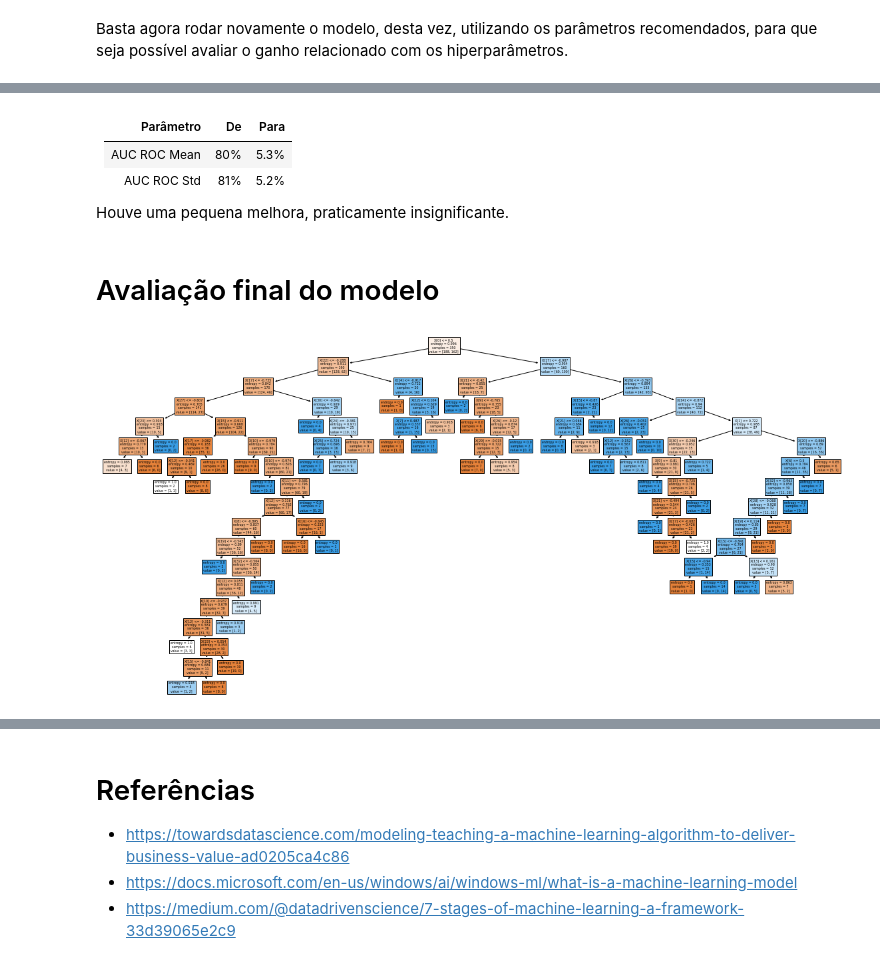
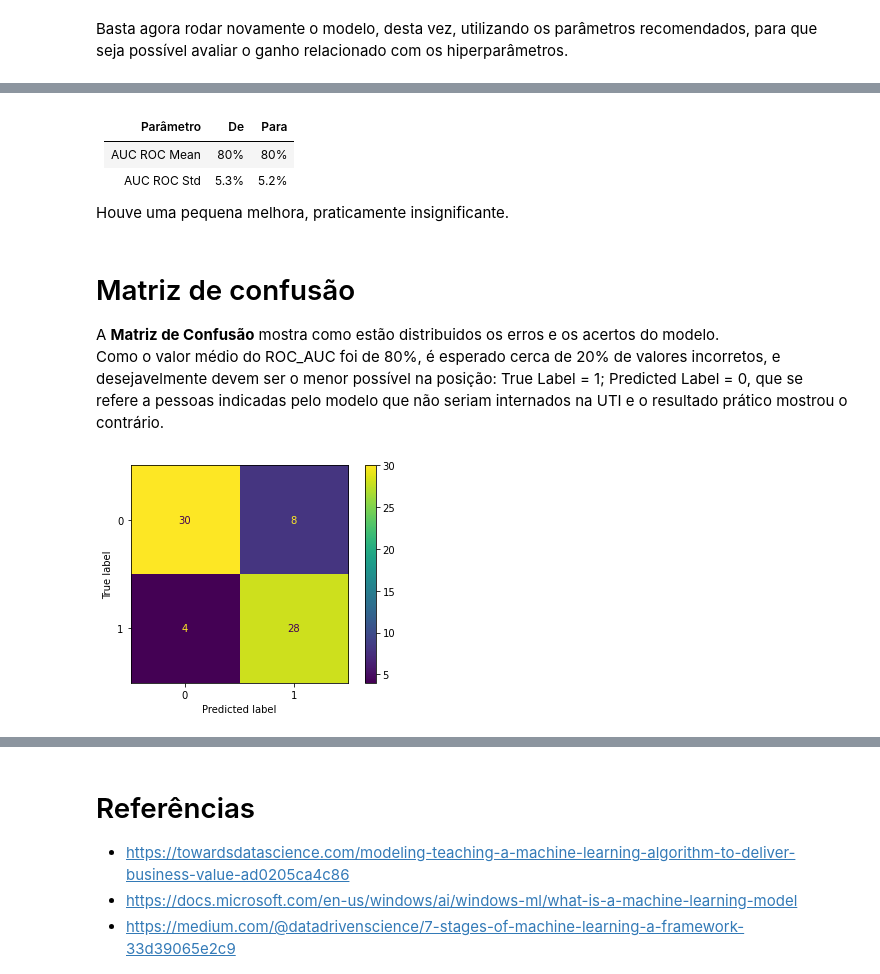
Before and after one commit to fdrigui/covid19_icu_admission_prediction, a Jupyter notebook: notebooks/4.0_Modeling.ipynb, the cells around one changed output, grey strips where cells are left out. Drawn from its saved outputs; the diff is of its cells as text; code cells hidden in the pictures.

```diff
--- a/notebooks/4.0_Modeling.ipynb
+++ b/notebooks/4.0_Modeling.ipynb
@@ -228,23 +192,32 @@ RandomForestClassifier: AUC Mean: 0.81, AUC Std: 0.052, AUC CI: 0.71 - 0.91
 # %% [markdown]
 |Parâmetro        |De   |Para |
 |-----------------|-----|-----|
-|AUC ROC Mean     |80%  |5.3% |
-|AUC ROC Std      |81%  |5.2% |
+|AUC ROC Mean     |80%  |80%  |
+|AUC ROC Std      |5.3% |5.2% |
 
 Houve uma pequena melhora, praticamente insignificante.
 # %% [markdown]
-# Avaliação final do modelo
+<a name="confusion"></a>
+# Matriz de confusão
+A **Matriz de Confusão** mostra como estão distribuidos os erros e os acertos do modelo.<br>
+Como o valor médio do ROC_AUC foi de 80%, é esperado cerca de 20% de valores incorretos, e desejavelmente devem ser o menor possível na posição: True Label = 1; Predicted Label = 0, que se refere a pessoas indicadas pelo modelo que não seriam internados na UTI e o resultado prático mostrou o contrário.<br>
 # %%
-from sklearn import tree
+from sklearn.metrics import ConfusionMatrixDisplay
+import matplotlib.pyplot as plt
+y = df["ICU"]
+X = df.drop(["ICU"], axis=1)
 
-rf_clf = RandomForestClassifier(random_state = 42, n_estimators=2000, min_samples_split=10,
+X_train, X_test, y_train, y_test = train_test_split(X, y, stratify=y,
+                                                        shuffle=True,
+                                                        test_size=0.20,
+                                                        random_state=1923814)
+
+rf_clf = RandomForestClassifier(random_state = 1923814, n_estimators=2000, min_samples_split=10,
                                 min_samples_leaf=1, max_features='auto', max_depth=30,
                                 bootstrap=False, criterion='entropy')
 
-rf_clf.fit(df.drop('ICU', axis=1), df['ICU'])
-
-plt.figure(figsize=(20,10))
-tree.plot_tree(rf_clf.estimators_[0], filled=True)
+rf_clf.fit(X_train, y_train)
+plot_confusion_matrix(rf_clf, X_test, y_test)
 plt.show()
 # %% [output]
-[figure, old version]
+[figure, new version]
```
Also changed, not shown: parts of 9 cells of this notebook, 5 other files.
